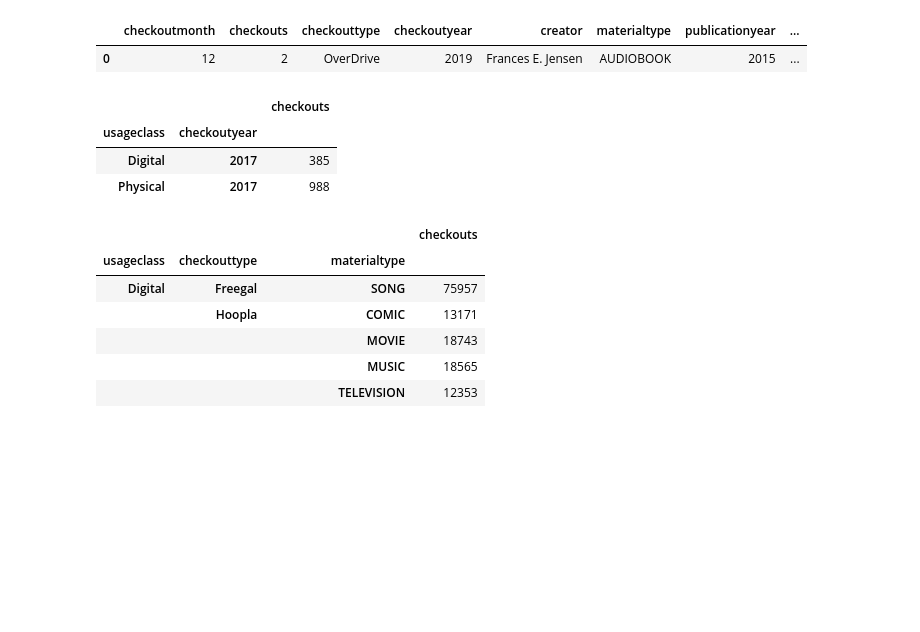
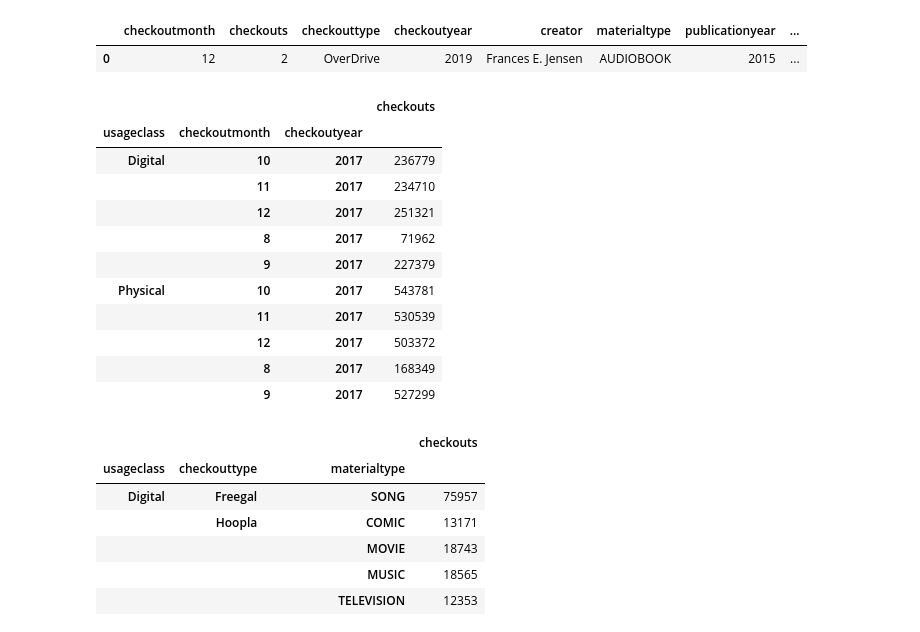
Before and after one commit to TheMrLively/seattle_library, a Jupyter notebook: lib_eda.ipynb, the cells around one changed output. Cells and saved outputs as stored; diff of their text form; code cells hidden in the pictures; blank space fills up the shorter version.

Commit message:
Have data in dataframe

```diff
--- a/lib_eda.ipynb
+++ b/lib_eda.ipynb
@@ -97,14 +97,22 @@ results_df.head(1)
 # %%
 checkouts_df = results_df.astype({'checkouts': 'int64'})
 # %%
-grouped_checkouts= checkouts_df[['usageclass', 'checkoutyear', 'checkouts']].groupby(['usageclass', 'checkoutyear'])
+grouped_checkouts= checkouts_df[['usageclass', 'checkoutyear', 'checkoutmonth', 'checkouts']].groupby(['usageclass','checkoutmonth', 'checkoutyear'])
 # %%
-grouped_checkouts.max()
+grouped_checkouts.sum()
 # %% [output]
-|  |  | checkouts |
-| usageclass | checkoutyear |  |
-| Digital | 2017 | 385 |
-| Physical | 2017 | 988 |
+|  |  |  | checkouts |
+| usageclass | checkoutmonth | checkoutyear |  |
+| Digital | 10 | 2017 | 236779 |
+|  | 11 | 2017 | 234710 |
+|  | 12 | 2017 | 251321 |
+|  | 8 | 2017 | 71962 |
+|  | 9 | 2017 | 227379 |
+| Physical | 10 | 2017 | 543781 |
+|  | 11 | 2017 | 530539 |
+|  | 12 | 2017 | 503372 |
+|  | 8 | 2017 | 168349 |
+|  | 9 | 2017 | 527299 |
 # %%
 grouped_materials= checkouts_df[['usageclass', 'checkouttype','materialtype', 'checkouts']].groupby(['usageclass', 'checkouttype', 'materialtype'])
 # %%
```
Also changed, not shown: parts of 26 cells of this notebook.
